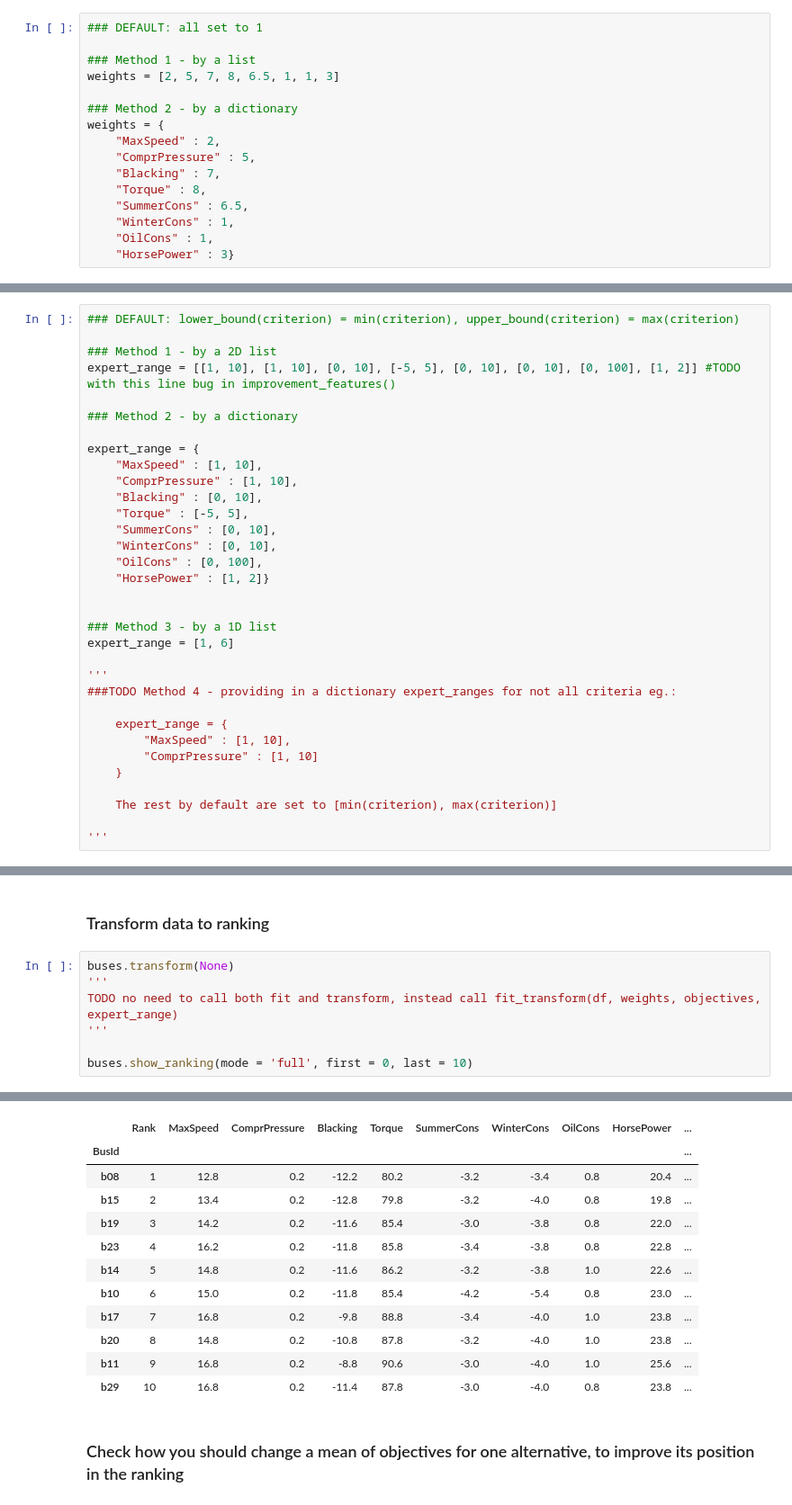
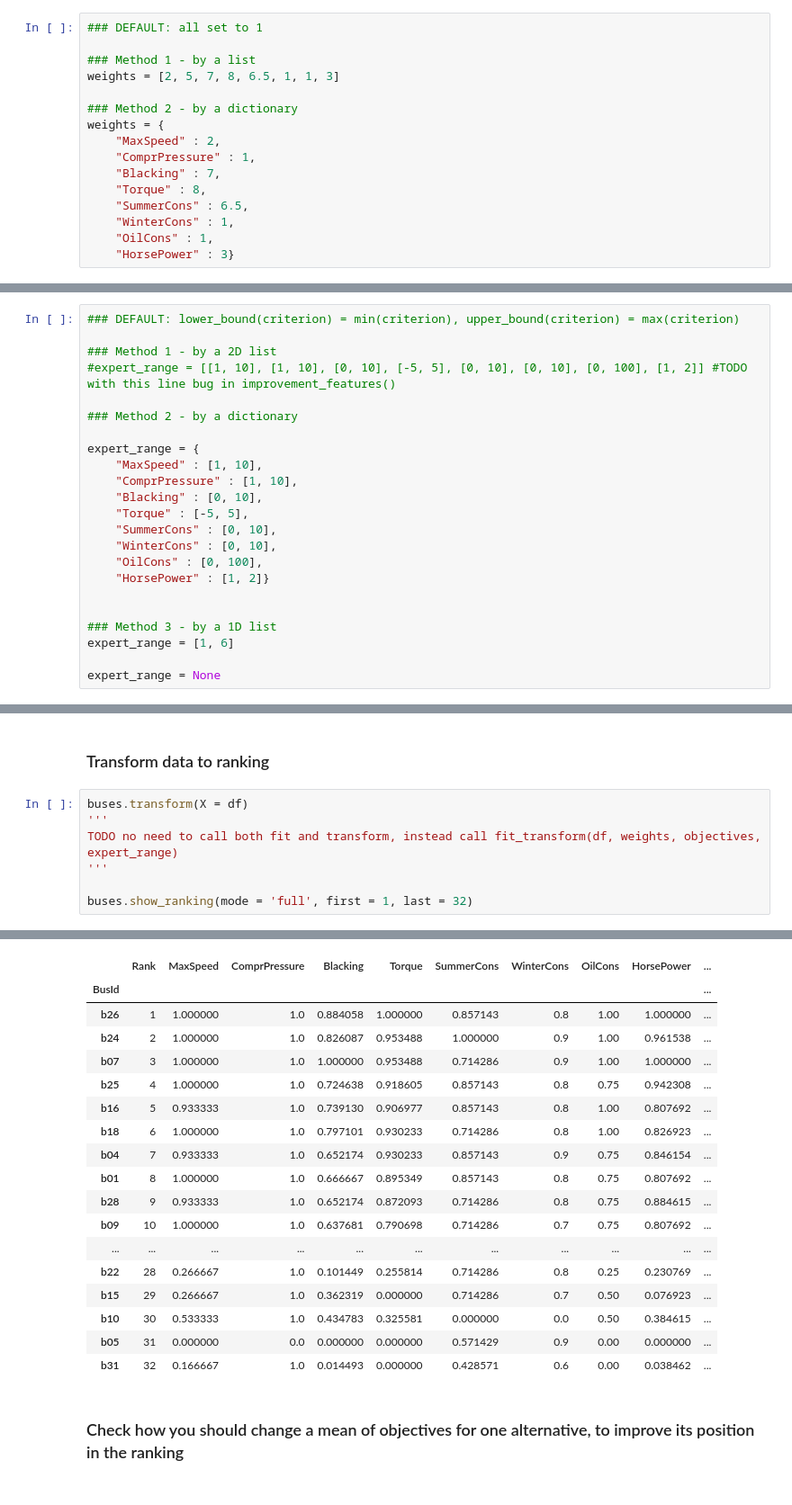
Before and after one commit to dabrze/topsis-msd-improvement-actions, a Jupyter notebook: src/bus_example.ipynb, the cells around one changed output, grey strips where cells are left out. Shown at 90% size. Saved outputs shown, nothing was run; the diff lists cells and outputs as text.

```diff
--- a/src/bus_example.ipynb
+++ b/src/bus_example.ipynb
@@ -65,7 +48,7 @@ weights = [2, 5, 7, 8, 6.5, 1, 1, 3]
 ### Method 2 - by a dictionary
 weights = {
     "MaxSpeed" : 2,
-    "ComprPressure" : 5,
+    "ComprPressure" : 1,
     "Blacking" : 7,
     "Torque" : 8,
     "SummerCons" : 6.5,
@@ -78,7 +61,7 @@ weights = {
 ### DEFAULT: lower_bound(criterion) = min(criterion), upper_bound(criterion) = max(criterion)
 
 ### Method 1 - by a 2D list
-expert_range = [[1, 10], [1, 10], [0, 10], [-5, 5], [0, 10], [0, 10], [0, 100], [1, 2]] #TODO with this line bug in improvement_features()
+#expert_range = [[1, 10], [1, 10], [0, 10], [-5, 5], [0, 10], [0, 10], [0, 100], [1, 2]] #TODO with this line bug in improvement_features()
 
 ### Method 2 - by a dictionary
 
@@ -96,14 +79,4 @@ expert_range = {
 ### Method 3 - by a 1D list
 expert_range = [1, 6]
 
-'''
-###TODO Method 4 - providing in a dictionary expert_ranges for not all criteria eg.:
-
-    expert_range = {
-        "MaxSpeed" : [1, 10],
-        "ComprPressure" : [1, 10]
-    }
-
-    The rest by default are set to [min(criterion), max(criterion)]
-
-'''
+expert_range = None
@@ -127,29 +100,35 @@ buses.fit(df, weights, objectives,  expert_range)
 # %% [markdown]
 ### Transform data to ranking
 # %%
-buses.transform(None)
+buses.transform(X = df)
 '''
 TODO no need to call both fit and transform, instead call fit_transform(df, weights, objectives,  expert_range)
 '''
 
-buses.show_ranking(mode = 'full', first = 0, last = 10)
+buses.show_ranking(mode = 'full', first = 1, last = 32)
 # %% [output]
 A value is trying to be set on a copy of a slice from a DataFrame
 
 See the caveats in the documentation: https://pandas.pydata.org/pandas-docs/stable/user_guide/indexing.html#returning-a-view-versus-a-copy
   ranking['Rank'][alternative] = self.ranked_alternatives.index(alternative) + 1
 |  | Rank | MaxSpeed | ComprPressure | Blacking | Torque | SummerCons | WinterCons | OilCons | HorsePower | ... |
 | BusId |  |  |  |  |  |  |  |  |  | ... |
-| b08 | 1 | 12.8 | 0.2 | -12.2 | 80.2 | -3.2 | -3.4 | 0.8 | 20.4 | ... |
-| b15 | 2 | 13.4 | 0.2 | -12.8 | 79.8 | -3.2 | -4.0 | 0.8 | 19.8 | ... |
-| b19 | 3 | 14.2 | 0.2 | -11.6 | 85.4 | -3.0 | -3.8 | 0.8 | 22.0 | ... |
-| b23 | 4 | 16.2 | 0.2 | -11.8 | 85.8 | -3.4 | -3.8 | 0.8 | 22.8 | ... |
-| b14 | 5 | 14.8 | 0.2 | -11.6 | 86.2 | -3.2 | -3.8 | 1.0 | 22.6 | ... |
-| b10 | 6 | 15.0 | 0.2 | -11.8 | 85.4 | -4.2 | -5.4 | 0.8 | 23.0 | ... |
-| b17 | 7 | 16.8 | 0.2 | -9.8 | 88.8 | -3.4 | -4.0 | 1.0 | 23.8 | ... |
-| b20 | 8 | 14.8 | 0.2 | -10.8 | 87.8 | -3.2 | -4.0 | 1.0 | 23.8 | ... |
-| b11 | 9 | 16.8 | 0.2 | -8.8 | 90.6 | -3.0 | -4.0 | 1.0 | 25.6 | ... |
-| b29 | 10 | 16.8 | 0.2 | -11.4 | 87.8 | -3.0 | -4.0 | 0.8 | 23.8 | ... |
+| b26 | 1 | 1.000000 | 1.0 | 0.884058 | 1.000000 | 0.857143 | 0.8 | 1.00 | 1.000000 | ... |
+| b24 | 2 | 1.000000 | 1.0 | 0.826087 | 0.953488 | 1.000000 | 0.9 | 1.00 | 0.961538 | ... |
+| b07 | 3 | 1.000000 | 1.0 | 1.000000 | 0.953488 | 0.714286 | 0.9 | 1.00 | 1.000000 | ... |
+| b25 | 4 | 1.000000 | 1.0 | 0.724638 | 0.918605 | 0.857143 | 0.8 | 0.75 | 0.942308 | ... |
+| b16 | 5 | 0.933333 | 1.0 | 0.739130 | 0.906977 | 0.857143 | 0.8 | 1.00 | 0.807692 | ... |
+| b18 | 6 | 1.000000 | 1.0 | 0.797101 | 0.930233 | 0.714286 | 0.8 | 1.00 | 0.826923 | ... |
+| b04 | 7 | 0.933333 | 1.0 | 0.652174 | 0.930233 | 0.857143 | 0.9 | 0.75 | 0.846154 | ... |
+| b01 | 8 | 1.000000 | 1.0 | 0.666667 | 0.895349 | 0.857143 | 0.8 | 0.75 | 0.807692 | ... |
+| b28 | 9 | 0.933333 | 1.0 | 0.652174 | 0.872093 | 0.714286 | 0.8 | 0.75 | 0.884615 | ... |
+| b09 | 10 | 1.000000 | 1.0 | 0.637681 | 0.790698 | 0.714286 | 0.7 | 0.75 | 0.807692 | ... |
+| ... | ... | ... | ... | ... | ... | ... | ... | ... | ... | ... |
+| b22 | 28 | 0.266667 | 1.0 | 0.101449 | 0.255814 | 0.714286 | 0.8 | 0.25 | 0.230769 | ... |
+| b15 | 29 | 0.266667 | 1.0 | 0.362319 | 0.000000 | 0.714286 | 0.7 | 0.50 | 0.076923 | ... |
+| b10 | 30 | 0.533333 | 1.0 | 0.434783 | 0.325581 | 0.000000 | 0.0 | 0.50 | 0.384615 | ... |
+| b05 | 31 | 0.000000 | 0.0 | 0.000000 | 0.000000 | 0.571429 | 0.9 | 0.00 | 0.000000 | ... |
+| b31 | 32 | 0.166667 | 1.0 | 0.014493 | 0.000000 | 0.428571 | 0.6 | 0.00 | 0.038462 | ... |
 # %% [markdown]
 ### Check how you should change a mean of objectives for one alternative, to improve its position in the ranking
 # %%
```
Also changed, not shown: parts of 11 cells of this notebook, 1 other file.
